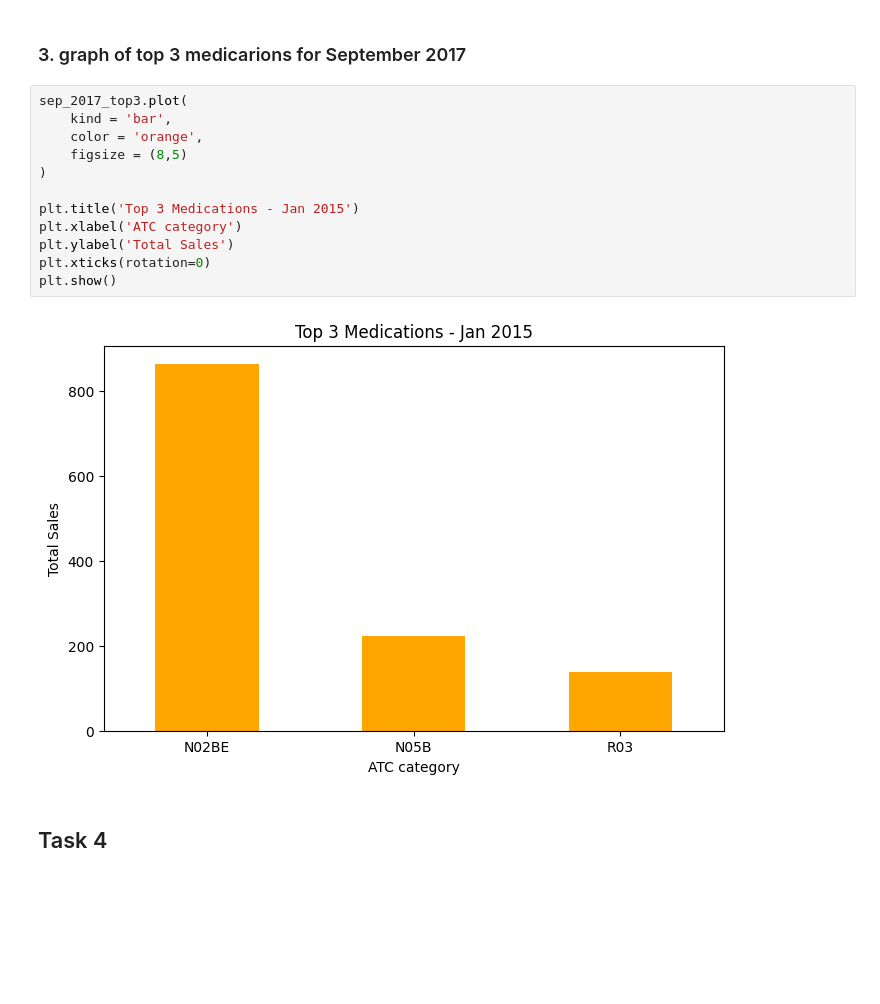
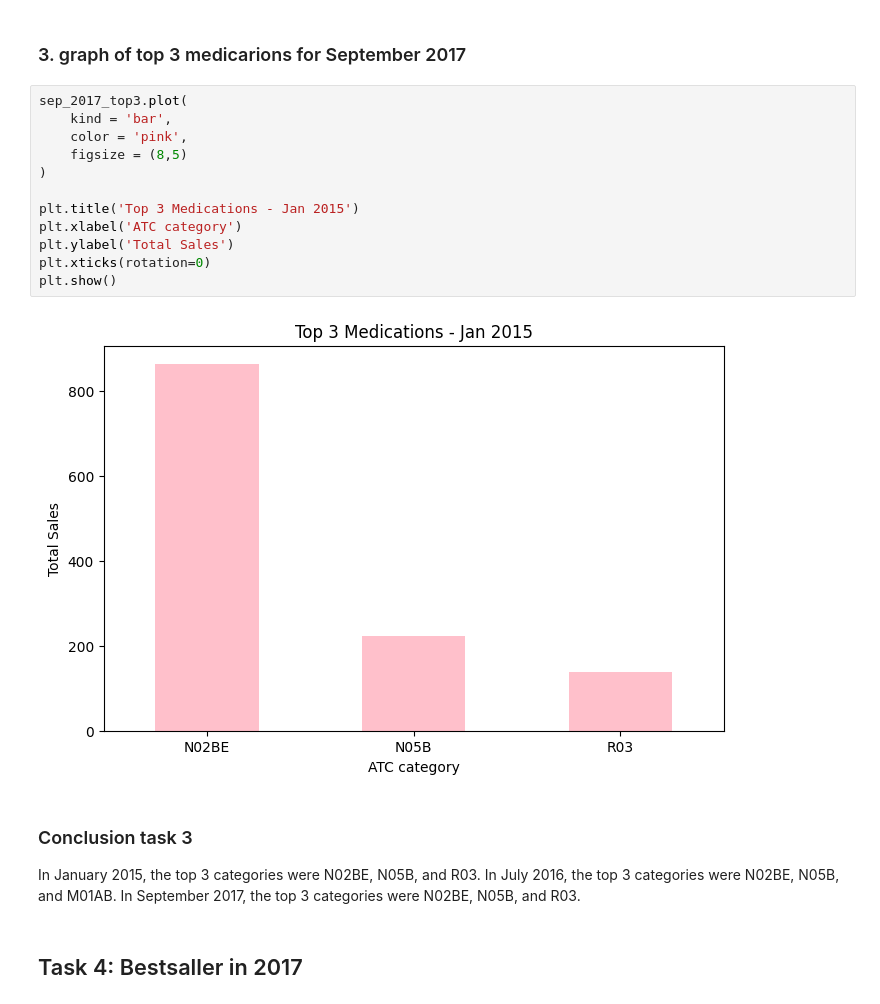
Before and after one commit to Lreport/Pharma-DataAnaly-Test, a Jupyter notebook: pharma_analysis.ipynb, the cells around one changed output. Saved outputs shown, nothing was run; the diff lists cells and outputs as text; blank space fills up the shorter version.

```diff
--- a/pharma_analysis.ipynb
+++ b/pharma_analysis.ipynb
@@ -192,16 +192,21 @@ plt.show()
 # %%
 sep_2017_top3.plot(
     kind = 'bar',
-    color = 'orange',
+    color = 'pink',
     figsize = (8,5)
 )
 
 plt.title('Top 3 Medications - Jan 2015')
 plt.xlabel('ATC category')
 plt.ylabel('Total Sales')
 plt.xticks(rotation=0)
 plt.show()
 # %% [output]
-[figure, old version]
+[figure, new version]
+# %% [markdown]
+### Conclusion task 3
+In January 2015, the top 3 categories were N02BE, N05B, and R03.
+In July 2016, the top 3 categories were N02BE, N05B, and M01AB.
+In September 2017, the top 3 categories were N02BE, N05B, and R03.
 # %% [markdown]
-## Task 4
+## Task 4: Bestsaller in 2017
```
Also changed, not shown: parts of 10 cells of this notebook.
